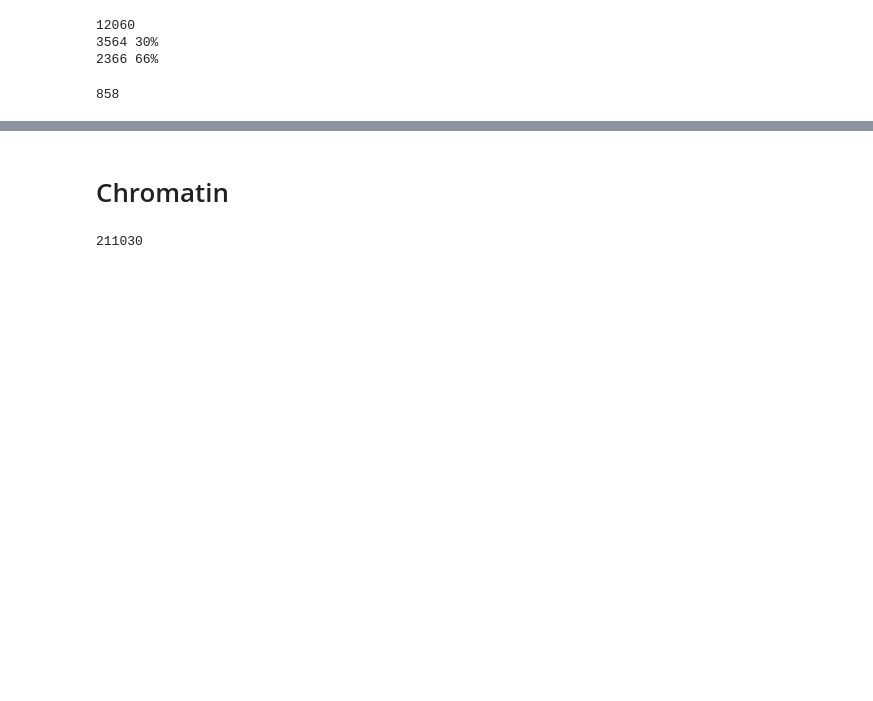
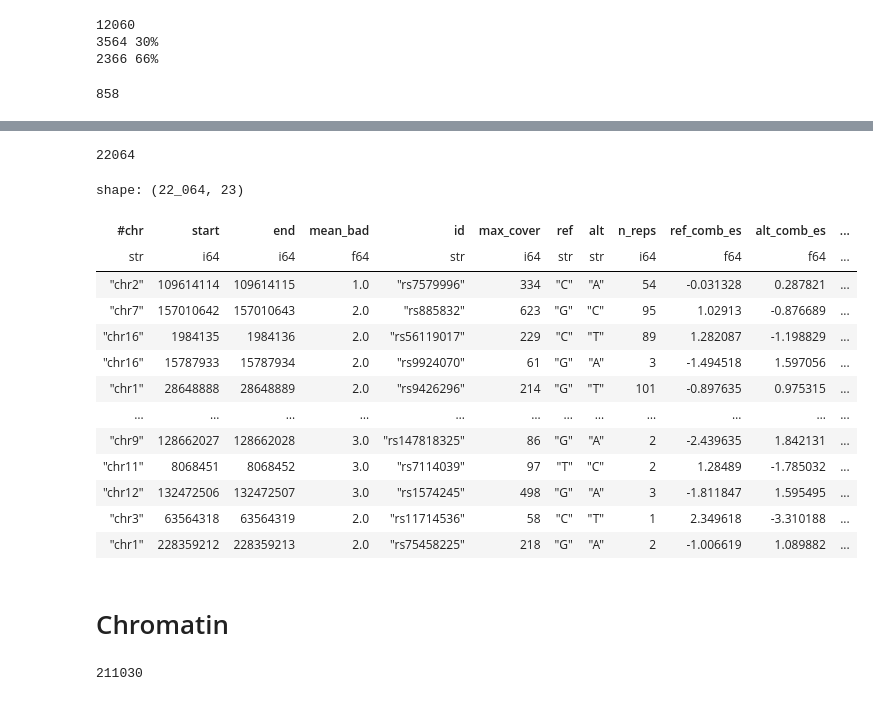
Before and after one commit to autosome-ru/perspectives-on-codebook-allele-specificity, a Jupyter notebook: common/notebooks/05_numbers.ipynb, the cells around one changed output, grey strips where cells are left out. Saved outputs shown, nothing was run; the diff lists cells and outputs as text; code cells hidden in the pictures; blank space fills up the shorter version.

```diff
--- a/common/notebooks/05_numbers.ipynb
+++ b/common/notebooks/05_numbers.ipynb
@@ -213,3 +342,26 @@ asbs_in_tops
+# %%
+table = pl.read_csv(JOINT_PATH, separator='\t', infer_schema_length=10000).filter(fdr_filter)
+table = table.drop(pl.col('ADASTRA_CL'))
+print(len(table))
+# %% [output]
+22064
+# %%
+table
+# %% [output]
+shape: (22_064, 23)
+| #chr | start | end | mean_bad | id | max_cover | ref | alt | n_reps | ref_comb_es | alt_comb_es | ... |
+| str | i64 | i64 | f64 | str | i64 | str | str | i64 | f64 | f64 | ... |
+| "chr2" | 109614114 | 109614115 | 1.0 | "rs7579996" | 334 | "C" | "A" | 54 | -0.031328 | 0.287821 | ... |
+| "chr7" | 157010642 | 157010643 | 2.0 | "rs885832" | 623 | "G" | "C" | 95 | 1.02913 | -0.876689 | ... |
+| "chr16" | 1984135 | 1984136 | 2.0 | "rs56119017" | 229 | "C" | "T" | 89 | 1.282087 | -1.198829 | ... |
+| "chr16" | 15787933 | 15787934 | 2.0 | "rs9924070" | 61 | "G" | "A" | 3 | -1.494518 | 1.597056 | ... |
+| "chr1" | 28648888 | 28648889 | 2.0 | "rs9426296" | 214 | "G" | "T" | 101 | -0.897635 | 0.975315 | ... |
+| … | … | … | … | … | … | … | … | … | … | … | ... |
+| "chr9" | 128662027 | 128662028 | 3.0 | "rs147818325" | 86 | "G" | "A" | 2 | -2.439635 | 1.842131 | ... |
+| "chr11" | 8068451 | 8068452 | 3.0 | "rs7114039" | 97 | "T" | "C" | 2 | 1.28489 | -1.785032 | ... |
+| "chr12" | 132472506 | 132472507 | 3.0 | "rs1574245" | 498 | "G" | "A" | 3 | -1.811847 | 1.595495 | ... |
+| "chr3" | 63564318 | 63564319 | 2.0 | "rs11714536" | 58 | "C" | "T" | 1 | 2.349618 | -3.310188 | ... |
+| "chr1" | 228359212 | 228359213 | 2.0 | "rs75458225" | 218 | "G" | "A" | 2 | -1.006619 | 1.089882 | ... |
 # %% [markdown]
 # Chromatin
 # %%
```
Also changed, not shown: parts of 13 cells of this notebook, 22 other files.
